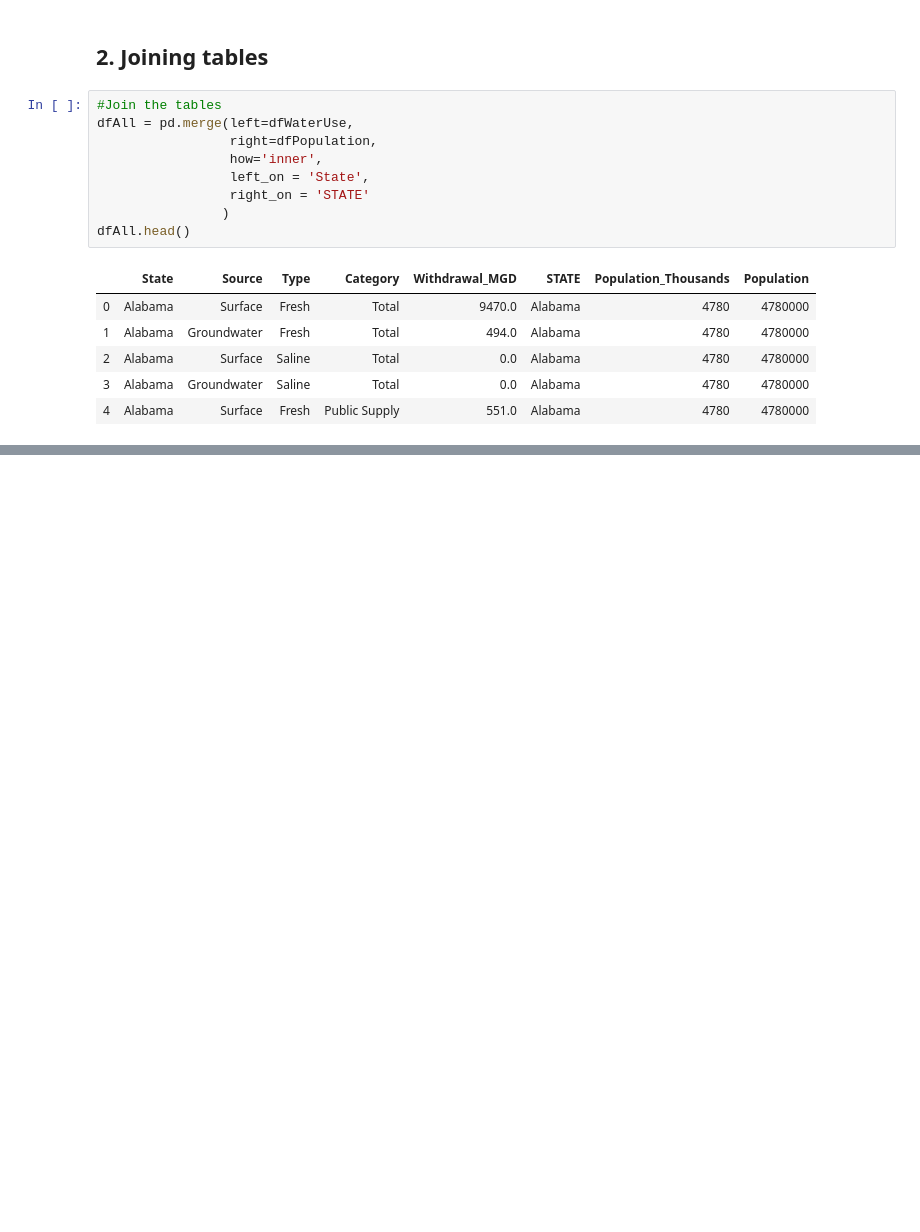
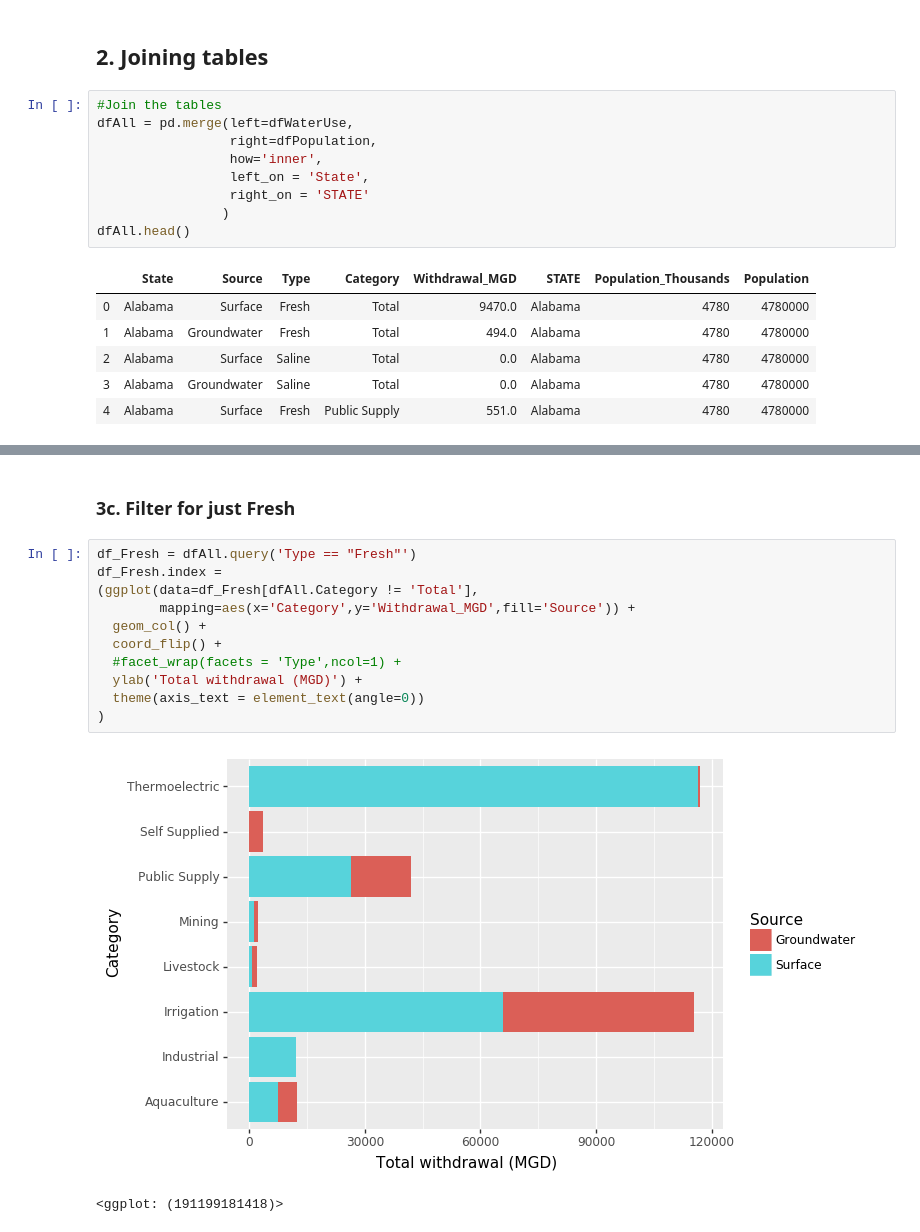
Before and after one commit to DataDevils/DataVis, a Jupyter notebook: python/plotnine.ipynb, the cells around one changed output, grey strips where cells are left out. Drawn from its saved outputs; the diff is of its cells as text; blank space fills up the shorter version.

```diff
--- a/python/plotnine.ipynb
+++ b/python/plotnine.ipynb
@@ -42,0 +61,16 @@ dfAll.head()
+# %% [markdown]
+### 3c. Filter for just Fresh
+# %%
+df_Fresh = dfAll.query('Type == "Fresh"')
+df_Fresh.index =
+(ggplot(data=df_Fresh[dfAll.Category != 'Total'],
+        mapping=aes(x='Category',y='Withdrawal_MGD',fill='Source')) +
+  geom_col() +
+  coord_flip() +
+  #facet_wrap(facets = 'Type',ncol=1) +
+  ylab('Total withdrawal (MGD)') +
+  theme(axis_text = element_text(angle=0))
+)
+# %% [output]
+[figure, added]
+<ggplot: (191199181418)>
```
Also changed, not shown: parts of 3 cells of this notebook.
